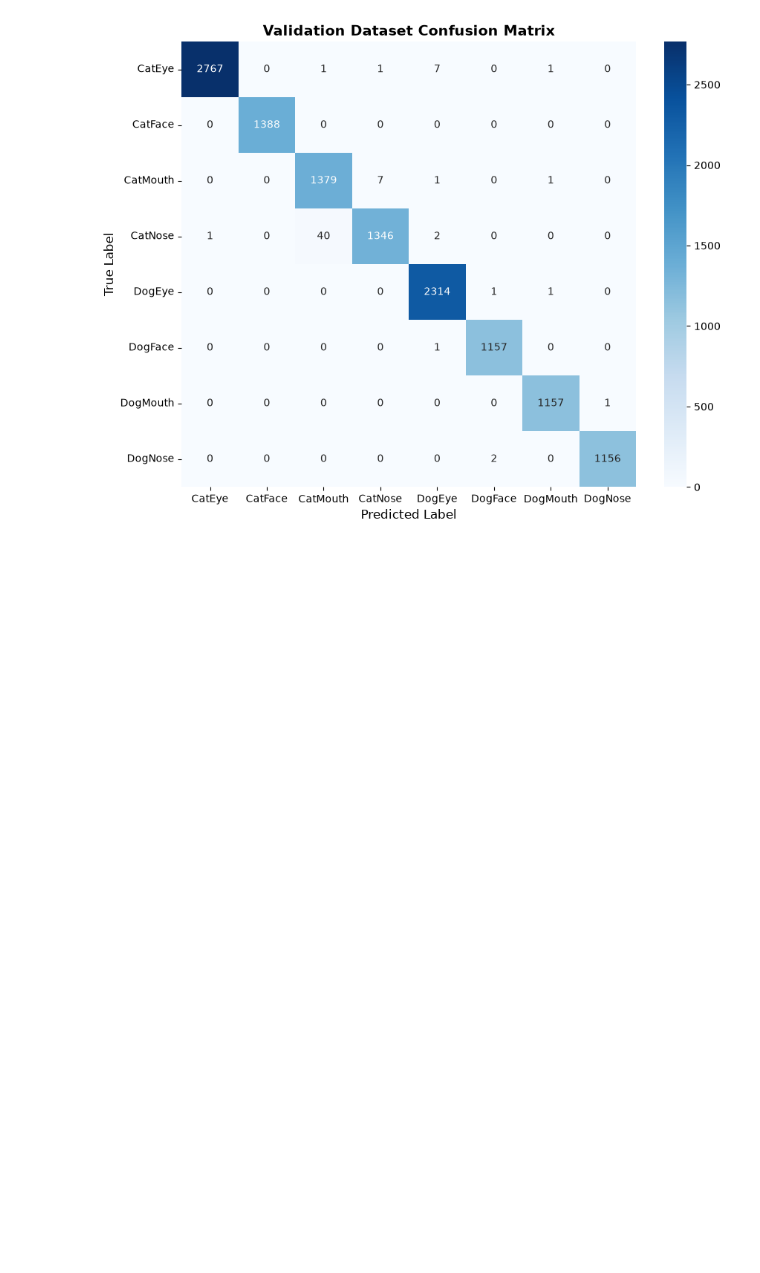
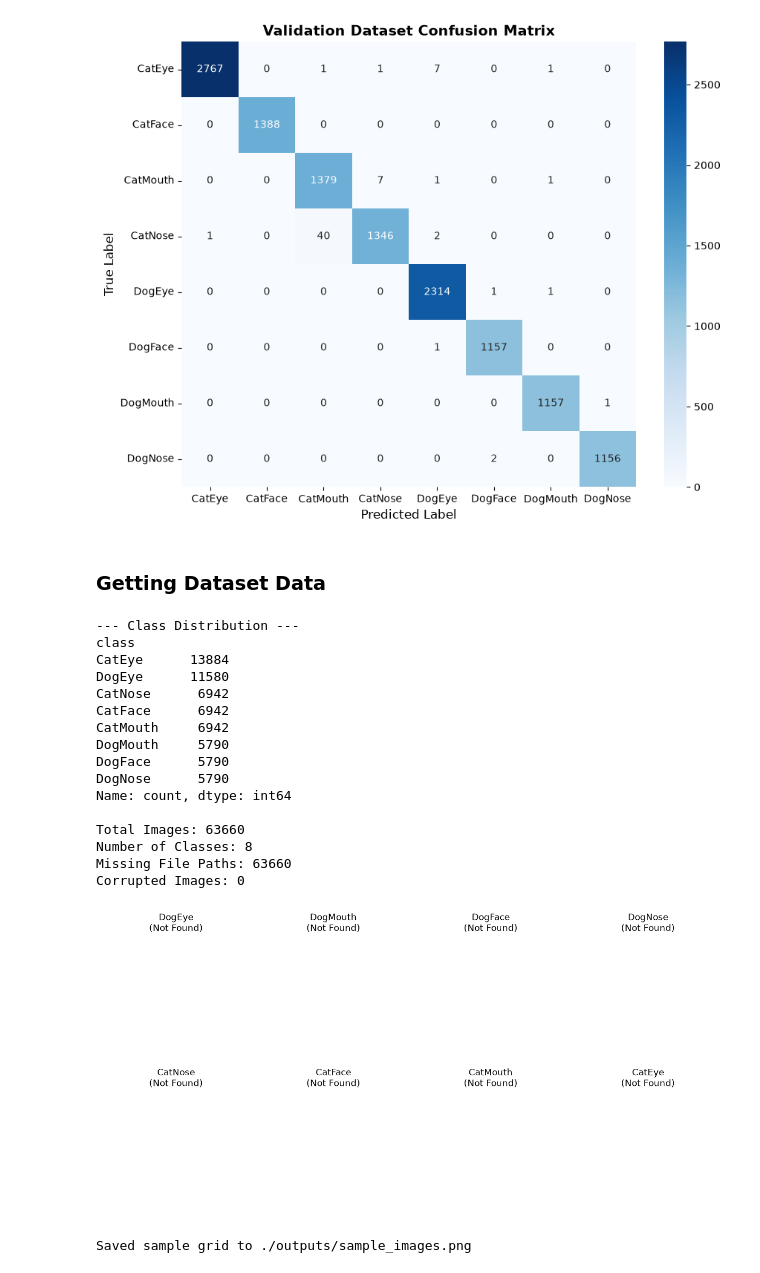
Before and after one commit to AjBhIn/enge707_kaggleproject, a Jupyter notebook: creatingdiagram.ipynb, the cells around one changed output. Saved outputs shown, nothing was run; the diff lists cells and outputs as text; code cells hidden in the pictures; blank space fills up the shorter version.

```diff
--- a/creatingdiagram.ipynb
+++ b/creatingdiagram.ipynb
@@ -205,3 +205,83 @@ plt.tight_layout()
 plt.show()
 # %% [output]
 [figure]
+# %% [markdown]
+### Getting Dataset Data
+# %%
+import os
+import matplotlib.pyplot as plt
+import pandas as pd
+from PIL import Image
+
+# 1. Set your CSV file path here
+csv_path = "./raw_data/train_labels_strId.csv"  # <-- change to your CSV file path
+df = pd.read_csv(csv_path)
+
+# If your column names differ, change them here:
+path_col = "file_path"  # e.g., 'filepath', 'image_path', 'path'
+class_col = "class"  # e.g., 'category', 'label'
+
+# 2. Check Class Counts
+print("--- Class Distribution ---")
+counts = df[class_col].value_counts()
+print(counts)
+print(f"\nTotal Images: {len(df)}")
+print(f"Number of Classes: {df[class_col].nunique()}")
+
+# 3. Check for Missing / Corrupt Files
+missing_files = []
+corrupted_files = []
+
+for p in df[path_col]:
+  if not os.path.exists(p):
+    missing_files.append(p)
+  else:
+    try:
+      with Image.open(p) as img:
+        img.verify()
+    except Exception:
+      corrupted_files.append(p)
+
+print(f"Missing File Paths: {len(missing_files)}")
+print(f"Corrupted Images: {len(corrupted_files)}")
+
+# 4. Display 1 Sample Image per Class
+unique_classes = df[class_col].unique()
+fig, axes = plt.subplots(2, 4, figsize=(12, 6))
+axes = axes.flatten()
+
+for idx, cls_name in enumerate(unique_classes[:8]):
+  sample_row = df[df[class_col] == cls_name].iloc[0]
+  img_path = sample_row[path_col]
+
+  if os.path.exists(img_path):
+    img = Image.open(img_path)
+    axes[idx].imshow(img)
+    axes[idx].set_title(f"{cls_name}\n{img.size[0]}x{img.size[1]}")
+  else:
+    axes[idx].set_title(f"{cls_name}\n(Not Found)")
+  axes[idx].axis("off")
+
+plt.tight_layout()
+plt.savefig(".sample_images.png")
+plt.show()
+# print("Saved sample grid to ./outputs/sample_images.png")
+# %% [output]
+--- Class Distribution ---
+class
+CatEye      13884
+DogEye      11580
+CatNose      6942
+CatFace      6942
+CatMouth     6942
+DogMouth     5790
+DogFace      5790
+DogNose      5790
+Name: count, dtype: int64
+
+Total Images: 63660
+Number of Classes: 8
+Missing File Paths: 63660
+Corrupted Images: 0
+[figure, added]
+Saved sample grid to ./outputs/sample_images.png
```
Also changed, not shown: 1 other file.
